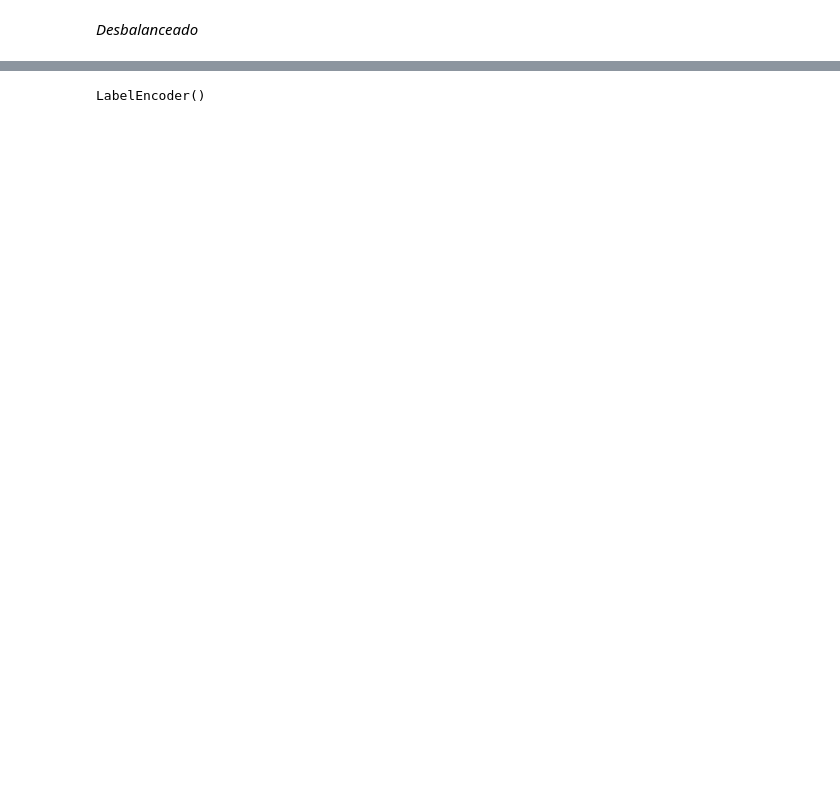
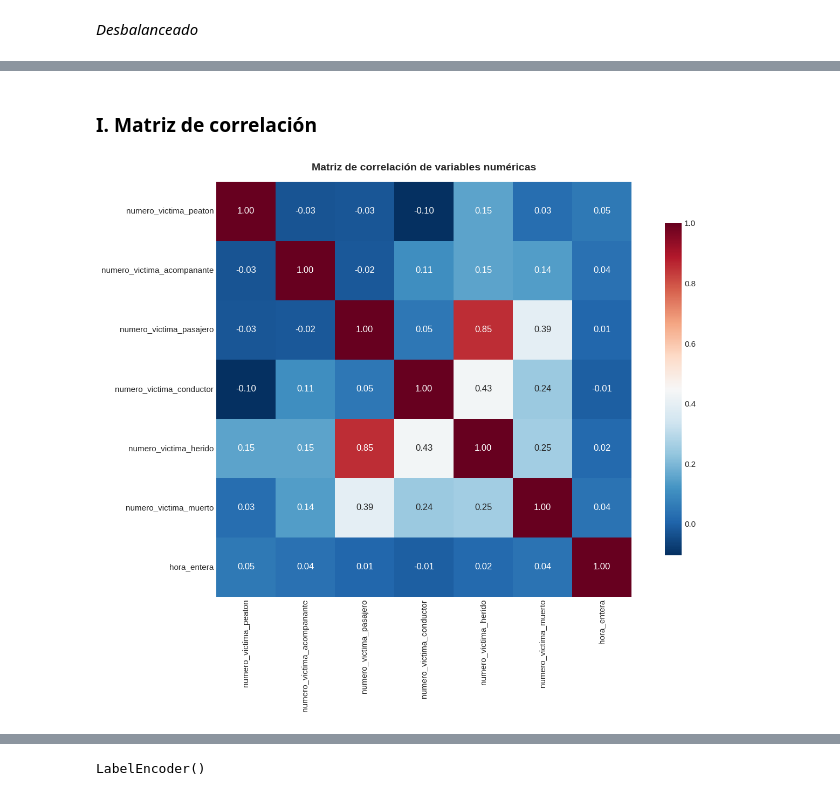
Before and after one commit to EngineeringSebastian-s/EvolutionaryComputation, a Jupyter notebook: Actividad_2.ipynb, the cells around one changed output, grey strips where cells are left out. Cells and saved outputs as stored; diff of their text form; code cells hidden in the pictures; blank space fills up the shorter version.

```diff
--- a/Actividad_2.ipynb
+++ b/Actividad_2.ipynb
@@ -568,0 +625,15 @@ plt.show()
+# %% [markdown]
+### **I. Matriz de correlación**
+# %%
+fig, ax = plt.subplots(figsize=(16, 10))
+
+df_numerico = df.select_dtypes(include=['int64', 'float64'])
+correlacion = df_numerico.corr()
+
+sns.heatmap(correlacion,
+annot=True, fmt='.2f', cmap='RdBu_r',ax=ax, cbar_kws={'shrink': 0.8},square=True)
+ax.set_title('Matriz de correlación de variables numéricas', fontweight='bold', fontsize=14)
+
+plt.show()
+# %% [output]
+[figure, added]
```
Also changed, not shown: parts of 106 cells of this notebook.
